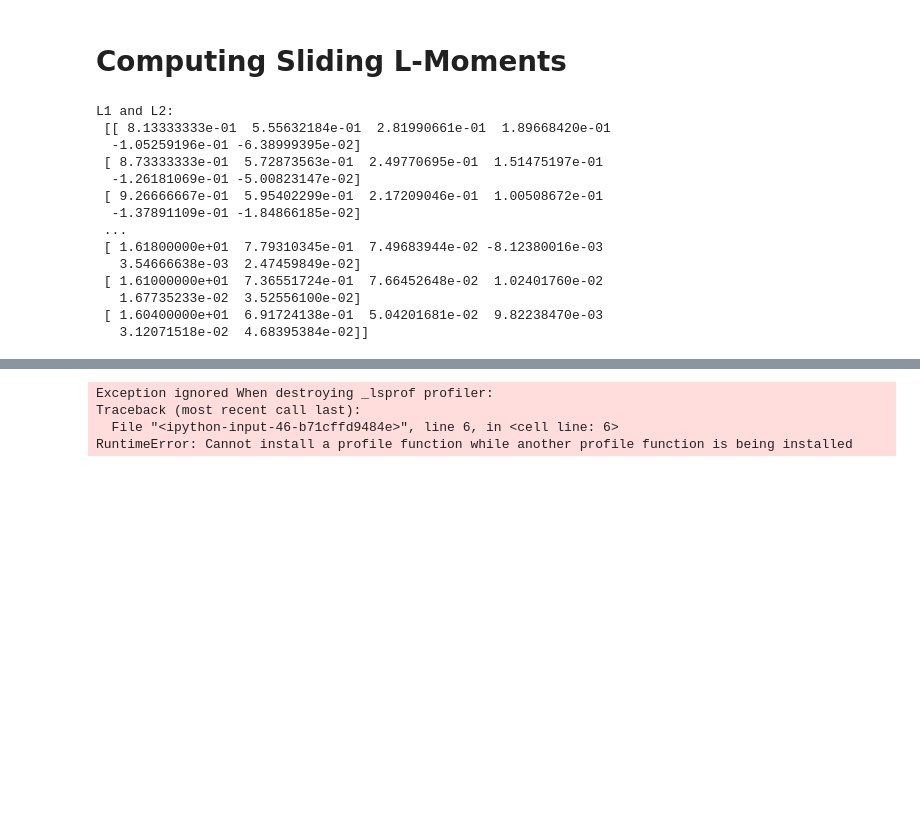
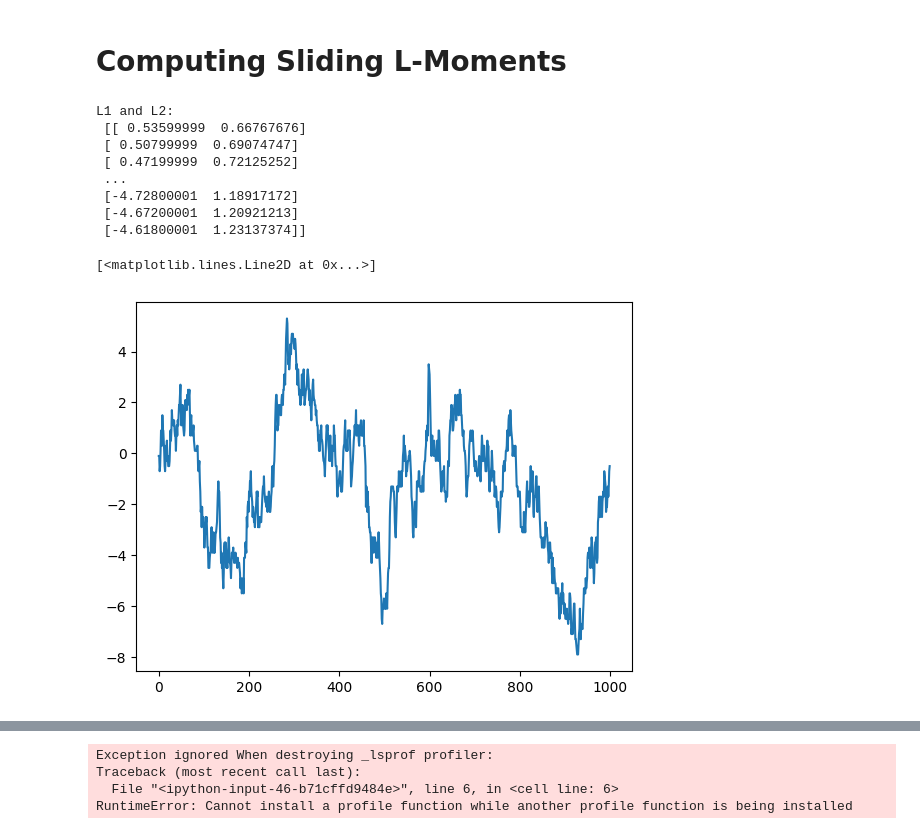
Before and after one commit to okuhlemadondo/Formulaic-Alpha-Search, a Jupyter notebook: transform-implementations.ipynb, the cells around one changed output, grey strips where cells are left out. Cells and saved outputs as stored; diff of their text form; code cells hidden in the pictures; blank space fills up the shorter version.

```diff
--- a/transform-implementations.ipynb
+++ b/transform-implementations.ipynb
@@ -484,23 +494,22 @@ def sliding_lmoments_gpu(data, window_size, orders):
 # Example usage
 if __name__ == "__main__":
     # Sample data
-    data = tsa.symmetric_random_walk(50000, 20)
+    data = tsa.symmetric_random_walk(1000, 20).astype(np.float32)
 
     # Run on GPU
-    result = sliding_lmoments_gpu(data, window_size=30, orders=6)
-    print("L1 and L2:\n", result)
+    result1 = sliding_lmoments_gpu(data, window_size=100, orders=2)
+    print("L1 and L2:\n", result1)
 # %% [output]
 L1 and L2:
- [[ 8.13333333e-01  5.55632184e-01  2.81990661e-01  1.89668420e-01
-  -1.05259196e-01 -6.38999395e-02]
- [ 8.73333333e-01  5.72873563e-01  2.49770695e-01  1.51475197e-01
-  -1.26181069e-01 -5.00823147e-02]
- [ 9.26666667e-01  5.95402299e-01  2.17209046e-01  1.00508672e-01
-  -1.37891109e-01 -1.84866185e-02]
+ [[ 0.53599999  0.66767676]
+ [ 0.50799999  0.69074747]
+ [ 0.47199999  0.72125252]
  ...
- [ 1.61800000e+01  7.79310345e-01  7.49683944e-02 -8.12380016e-03
-   3.54666638e-03  2.47459849e-02]
- [ 1.61000000e+01  7.36551724e-01  7.66452648e-02  1.02401760e-02
-   1.67735233e-02  3.52556100e-02]
- [ 1.60400000e+01  6.91724138e-01  5.04201681e-02  9.82238470e-03
-   3.12071518e-02  4.68395384e-02]]
+ [-4.72800001  1.18917172]
+ [-4.67200001  1.20921213]
+ [-4.61800001  1.23137374]]
+# %%
+plt.plot(data)
+# %% [output]
+[<matplotlib.lines.Line2D at 0x...>]
+[figure, added]
```
Also changed, not shown: parts of 5 cells of this notebook.
